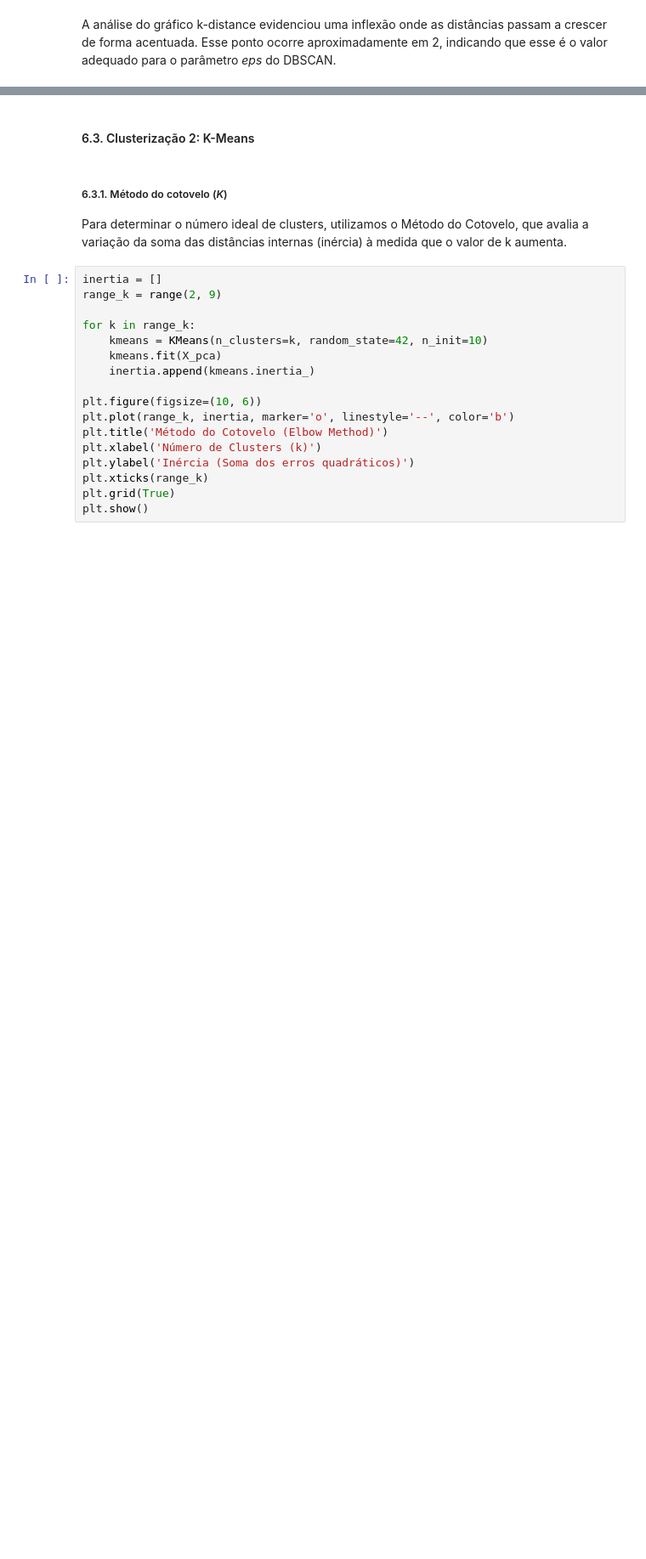
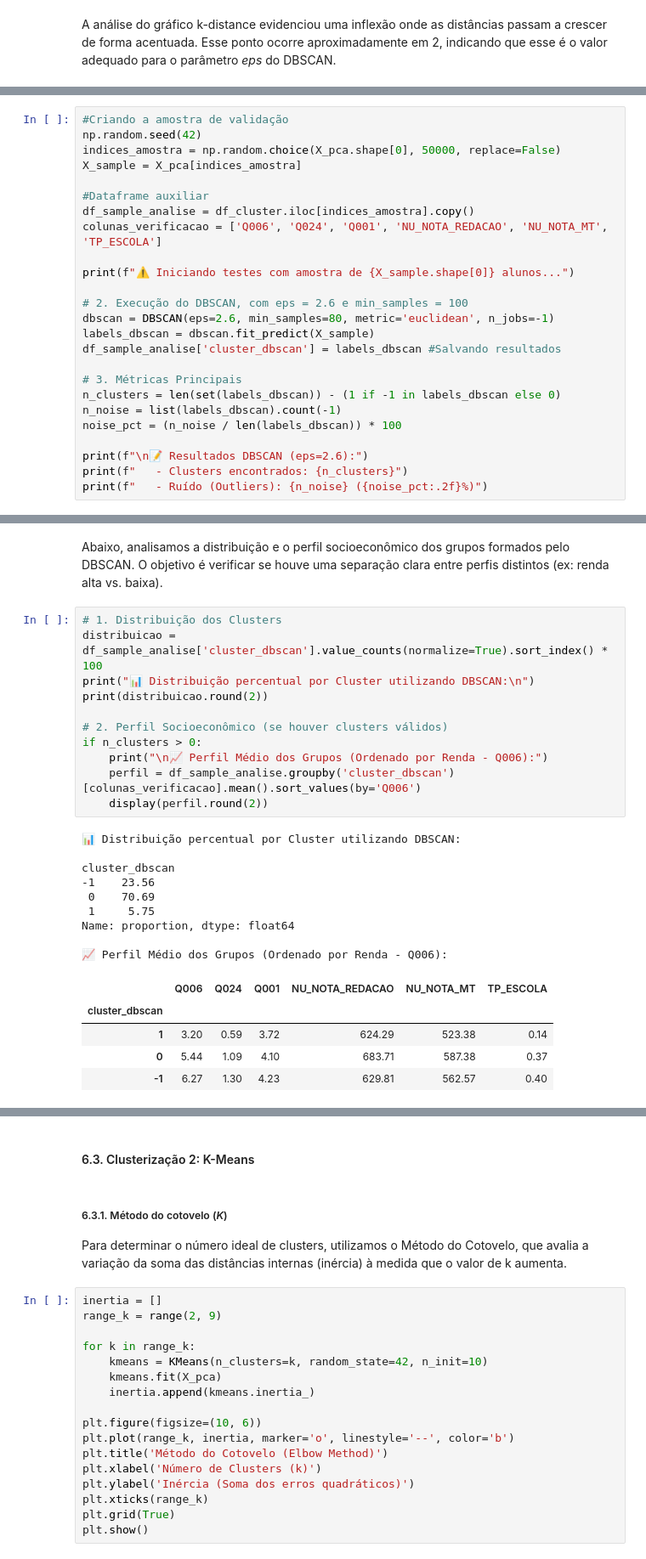
Before and after one commit to LucasLombardiCastro/AI_Application, a Jupyter notebook: enem.ipynb, the cells around one changed output, grey strips where cells are left out. Shown: that part at 85% size. Cells and saved outputs as stored; diff of their text form; blank space fills up the shorter version.

```diff
--- a/enem.ipynb
+++ b/enem.ipynb
@@ -721,0 +698,25 @@ KeyboardInterrupt:
+# %%
+#Criando a amostra de validação
+np.random.seed(42)
+indices_amostra = np.random.choice(X_pca.shape[0], 50000, replace=False)
+X_sample = X_pca[indices_amostra]
+
+#Dataframe auxiliar
+df_sample_analise = df_cluster.iloc[indices_amostra].copy()
+colunas_verificacao = ['Q006', 'Q024', 'Q001', 'NU_NOTA_REDACAO', 'NU_NOTA_MT', 'TP_ESCOLA']
+
+print(f"⚠️ Iniciando testes com amostra de {X_sample.shape[0]} alunos...")
+
+# 2. Execução do DBSCAN, com eps = 2.6 e min_samples = 100
+dbscan = DBSCAN(eps=2.6, min_samples=80, metric='euclidean', n_jobs=-1)
+labels_dbscan = dbscan.fit_predict(X_sample)
+df_sample_analise['cluster_dbscan'] = labels_dbscan #Salvando resultados
+
+# 3. Métricas Principais
+n_clusters = len(set(labels_dbscan)) - (1 if -1 in labels_dbscan else 0)
+n_noise = list(labels_dbscan).count(-1)
+noise_pct = (n_noise / len(labels_dbscan)) * 100
+
+print(f"\n📝 Resultados DBSCAN (eps=2.6):")
+print(f"   - Clusters encontrados: {n_clusters}")
+print(f"   - Ruído (Outliers): {n_noise} ({noise_pct:.2f}%)")
@@ -721,0 +729,28 @@ KeyboardInterrupt:
+# %% [markdown]
+Abaixo, analisamos a distribuição e o perfil socioeconômico dos grupos formados pelo DBSCAN. O objetivo é verificar se houve uma separação clara entre perfis distintos (ex: renda alta vs. baixa).
+# %%
+# 1. Distribuição dos Clusters
+distribuicao = df_sample_analise['cluster_dbscan'].value_counts(normalize=True).sort_index() * 100
+print("📊 Distribuição percentual por Cluster utilizando DBSCAN:\n")
+print(distribuicao.round(2))
+
+# 2. Perfil Socioeconômico (se houver clusters válidos)
+if n_clusters > 0:
+    print("\n📈 Perfil Médio dos Grupos (Ordenado por Renda - Q006):")
+    perfil = df_sample_analise.groupby('cluster_dbscan')[colunas_verificacao].mean().sort_values(by='Q006')
+    display(perfil.round(2))
+# %% [output]
+📊 Distribuição percentual por Cluster utilizando DBSCAN:
+
+cluster_dbscan
+-1    23.56
+ 0    70.69
+ 1     5.75
+Name: proportion, dtype: float64
+
+📈 Perfil Médio dos Grupos (Ordenado por Renda - Q006):
+|  | Q006 | Q024 | Q001 | NU_NOTA_REDACAO | NU_NOTA_MT | TP_ESCOLA |
+| cluster_dbscan |  |  |  |  |  |  |
+| 1 | 3.20 | 0.59 | 3.72 | 624.29 | 523.38 | 0.14 |
+| 0 | 5.44 | 1.09 | 4.10 | 683.71 | 587.38 | 0.37 |
+| -1 | 6.27 | 1.30 | 4.23 | 629.81 | 562.57 | 0.40 |
```
Also changed, not shown: parts of 25 cells of this notebook.
